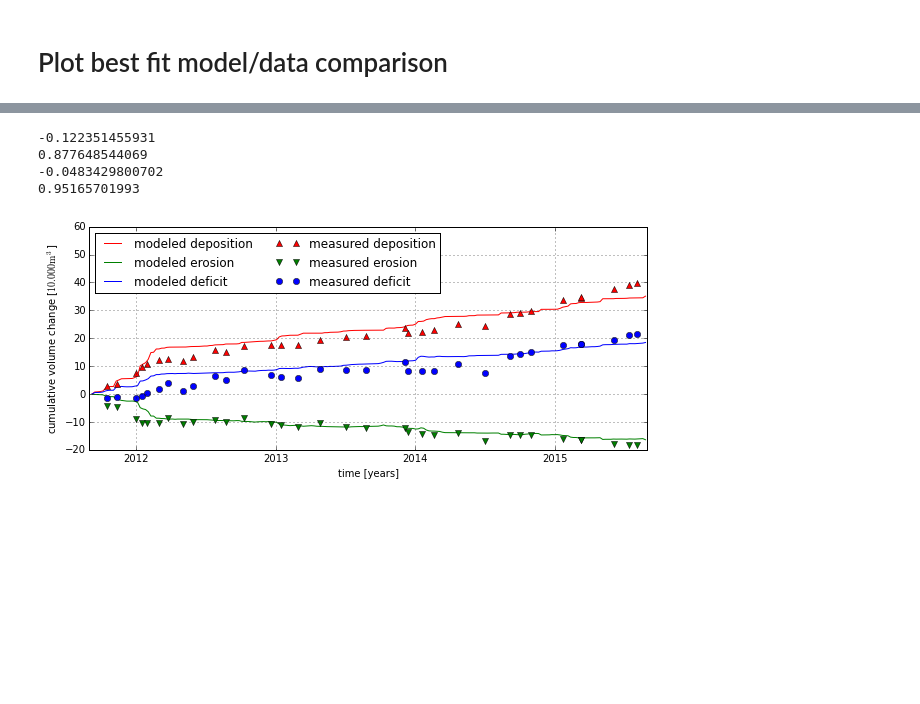
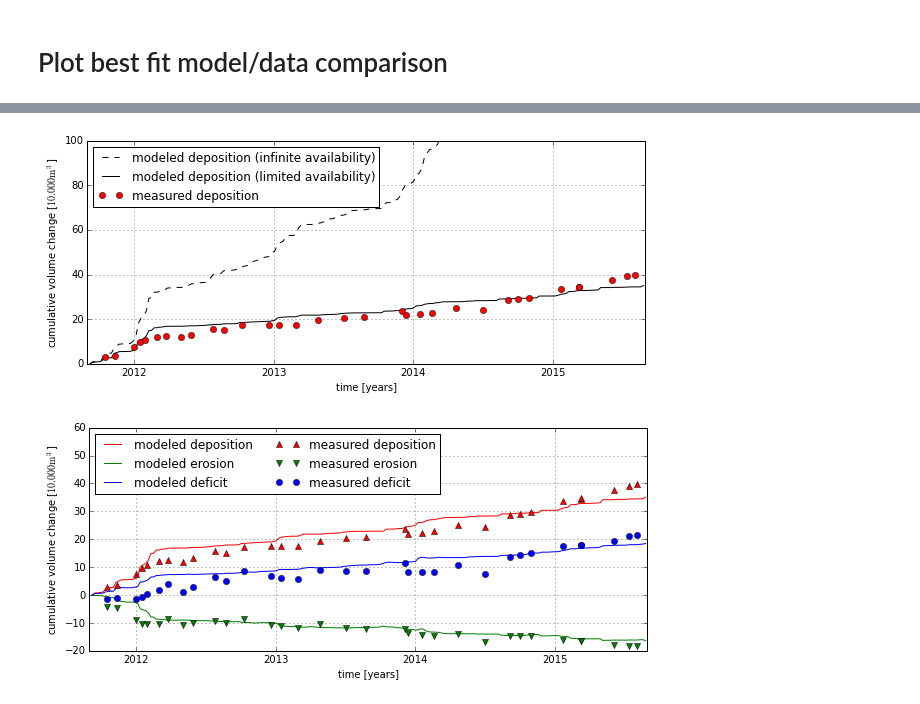
Before and after one commit to hoonhout/PhD, a Jupyter notebook: Notebooks/09. AeoLiS (budgets).ipynb, the cells around one changed output, grey strips where cells are left out. Saved outputs shown, nothing was run; the diff lists cells and outputs as text; code cells hidden in the pictures; blank space fills up the shorter version.

```diff
--- a/Notebooks/09. AeoLiS (budgets).ipynb
+++ b/Notebooks/09. AeoLiS (budgets).ipynb
@@ -495,6 +495,7 @@ with open(os.path.join(root, 'stats_ratio.txt'), 'w') as fp:
 #ncfile_best = '/Volumes/DELTARES/PhD/aeolis-models/sandmotor-final/684064b3-f76a-4108-a820-acc4b25e61a5/sandmotor_sigma010.80_Tdry001.00_T002.00.nc'
 #ncfile_best = '/Volumes/DELTARES/PhD/aeolis-models/sandmotor-final/684064b3-f76a-4108-a820-acc4b25e61a5/sandmotor_sigma009.20_Tdry002.00_T001.00.nc'
 #ncfile_best = '/Volumes/DELTARES/PhD/aeolis-models/sandmotor-final/684064b3-f76a-4108-a820-acc4b25e61a5/sandmotor_sigma009.20_Tdry001.00_T001.00.nc'
+ncfile_best = '/Volumes/DELTARES/PhD/aeolis-models/sandmotor-final/684064b3-f76a-4108-a820-acc4b25e61a5/sandmotor_sigma009.20_Tdry002.00_T001.00.nc'
 ncfile_best
 # %% [output]
 '/Volumes/DELTARES/PhD/aeolis-models/sandmotor-final/684064b3-f76a-4108-a820-acc4b25e61a5/sandmotor_sigma009.20_Tdry002.00_T001.00.nc'
@@ -636,11 +633,42 @@ print (volumes.filter(['dunes','lake','lagoon']).ix[-1].sum() / 1e4 - Vmeas) / V
 print volumes.filter(['dunes','lake','lagoon']).ix[-1].sum() / 1e4 / Vmeas
 print (volumes.filter(['dunes','lake','lagoon','offshore']).ix[-1].sum() / 1e4 - Vmeas) / Vmeas
 print volumes.filter(['dunes','lake','lagoon','offshore']).ix[-1].sum() / 1e4 / Vmeas
-# %% [output]
--0.122351455931
-0.877648544069
--0.0483429800702
-0.95165701993
+# %%
+def get_sinks(volumes, t0, t1):
+
+    a1 = dataframe_removeanomalies(dataframe_normalize(volumes, t0).divide(10000.))
+    sinks = a1.filter(['lagoon', 'lake', 'dunes']).sum(axis=1)
+
+    return sinks
+
+fig, axs = subplots(figsize=(10,4))
+
+ncfile = '/Volumes/DELTARES/PhD/aeolis-models/sandmotor-T3/sandmotor_sigma011.90_Tdry001.50_T003.00_uth.nc'
+Xm, Ym, Zm, dZm = get_volume_change(ncfile)
+volumes = aggregate_volumes(Xm, Ym, Zm, dZm)
+sinks = get_sinks(volumes, t0, t1)
+axs.plot(sinks.index, sinks*2.7, '--k', label='modeled deposition (infinite availability)')
+
+Xm, Ym, Zm, dZm = get_volume_change(ncfile_best)
+volumes = aggregate_volumes(Xm, Ym, Zm, dZm)
+sinks = get_sinks(volumes, t0, t1)
+axs.plot(sinks.index, sinks, '-k', label='modeled deposition (limited availability)')
+
+axs.plot(sinks1.index, sinks1, 'or', label='measured deposition')
+
+axs.set_xlim((t0, t1))
+axs.set_ylim((0, 100))
+axs.grid()
+
+axs.set_xlabel('time [years]')
+axs.set_ylabel('cumulative volume change [$\mathrm{10.000 m^3}$]')
+axs.xaxis.set_major_locator(matplotlib.dates.YearLocator())
+
+axs.legend(loc='upper left')
+
+fig.savefig('../Figures/model_volumes_ts_bagnold_vs_aeolis.pdf')
+# %% [output]
+[figure, added]
 # %%
 (fig, axs), (sources2, sinks2, deficit2) = plot_volumes_ts(volumes, t0, t1)
 
```
Also changed, not shown: parts of 3 cells of this notebook, 9 other files.
